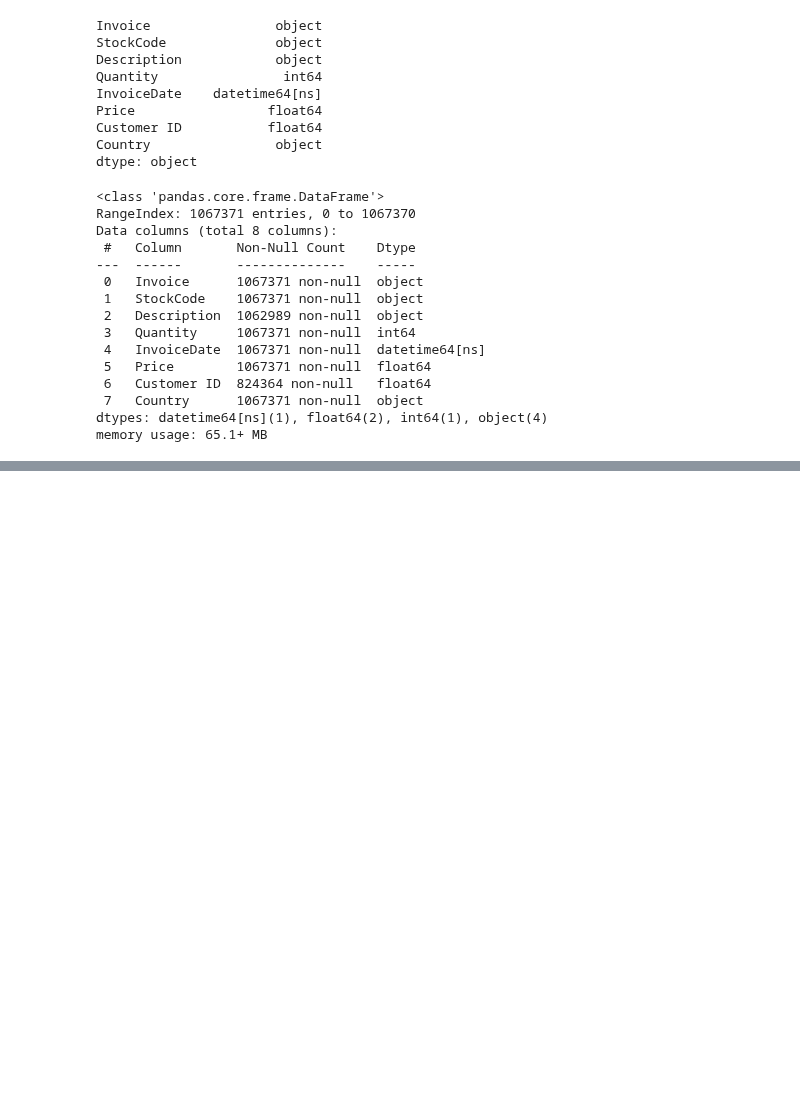
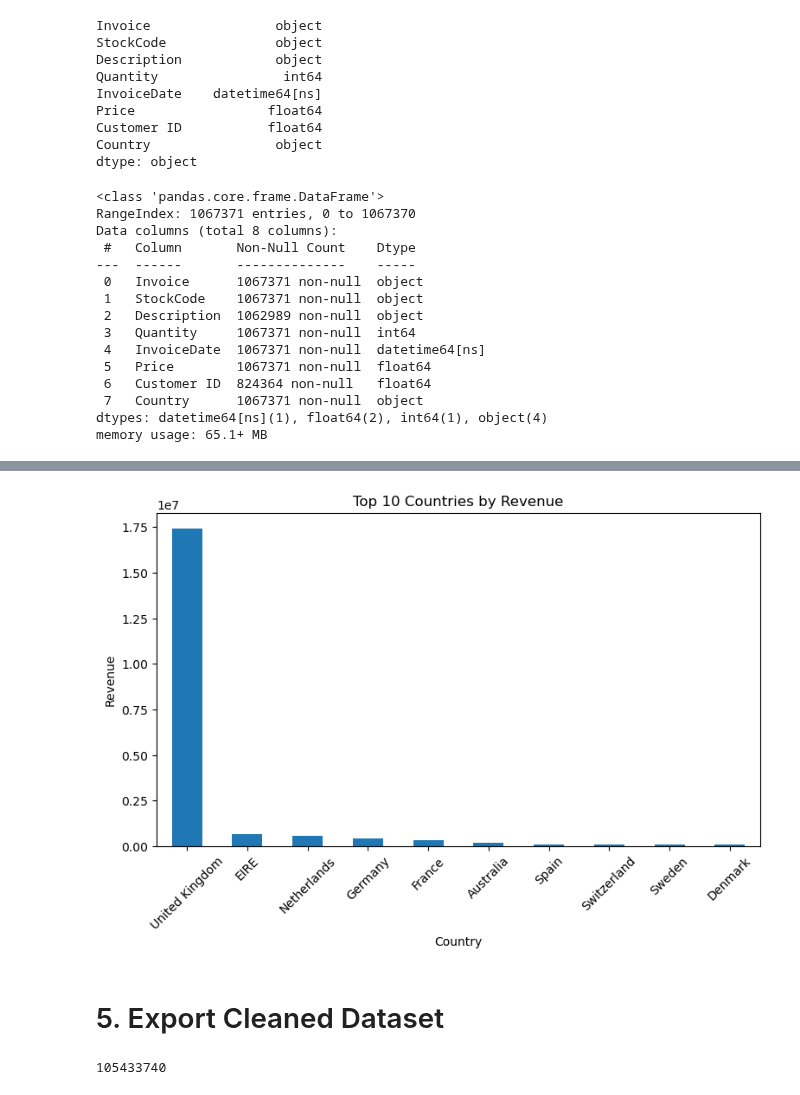
Before and after one commit to kaushiki2024/ecommerce-sales-customer-analytics, a Jupyter notebook: notebooks/01_data_cleaning_and_eda.ipynb, the cells around one changed output, grey strips where cells are left out. Cells and saved outputs as stored; diff of their text form; code cells hidden in the pictures; blank space fills up the shorter version.

Commit message:
Complete data cleaning and EDA

```diff
--- a/notebooks/01_data_cleaning_and_eda.ipynb
+++ b/notebooks/01_data_cleaning_and_eda.ipynb
@@ -224,0 +542,4 @@ memory usage: 65.1+ MB
+# %%
+country_revenue = df.groupby('Country')['Revenue'].sum().sort_values(ascending=False).head(10)
+
+country_revenue
@@ -224,0 +559,12 @@ memory usage: 65.1+ MB
+# %%
+country_revenue.plot(kind='bar', figsize=(9, 5))
+
+plt.title('Top 10 Countries by Revenue')
+plt.xlabel('Country')
+plt.ylabel('Revenue')
+plt.xticks(rotation=45)
+plt.show()
+# %% [output]
+[figure, added]
+# %% [markdown]
+# 5. Export Cleaned Dataset
@@ -224,0 +573,6 @@ memory usage: 65.1+ MB
+# %%
+import os
+
+print(os.path.getsize("../data/processed/ecommerce_cleaned.csv"))
+# %% [output]
+105433740
```
Also changed, not shown: parts of 48 cells of this notebook.
